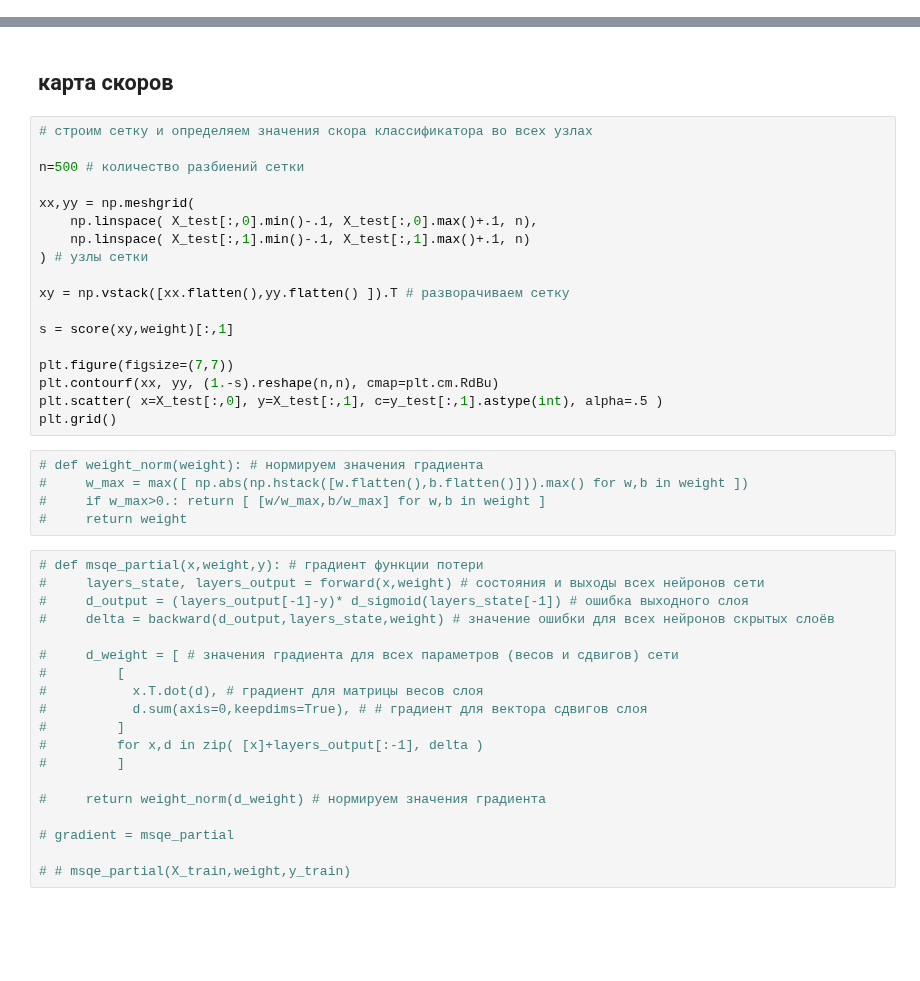
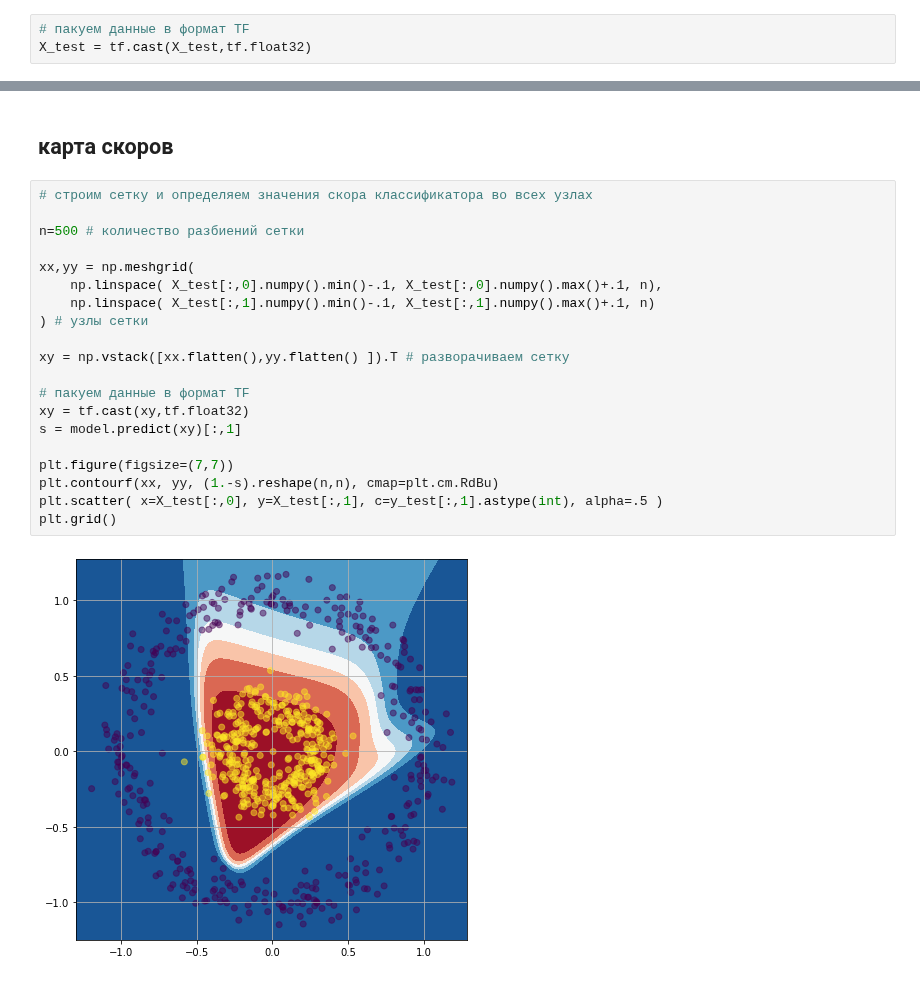
Before and after one commit to mechanoid5/ml_lectorium_legacy, a Jupyter notebook: examples/18-ann/02-mlp-tf.ipynb, the cells around one changed output, grey strips where cells are left out. Saved outputs shown, nothing was run; the diff lists cells and outputs as text; blank space fills up the shorter version.

```diff
--- a/examples/18-ann/02-mlp-tf.ipynb
+++ b/examples/18-ann/02-mlp-tf.ipynb
@@ -253,3 +174,6 @@ plt.legend()
 # %% [markdown]
 ## тестируем модель
+# %%
+# пакуем данные в формат TF
+X_test = tf.cast(X_test,tf.float32)
 # %%
@@ -291,42 +230,22 @@ print(classification_report(y,p))
 # %%
 # строим сетку и определяем значения скора классификатора во всех узлах
 
 n=500 # количество разбиений сетки
 
 xx,yy = np.meshgrid(
-    np.linspace( X_test[:,0].min()-.1, X_test[:,0].max()+.1, n),
-    np.linspace( X_test[:,1].min()-.1, X_test[:,1].max()+.1, n)
+    np.linspace( X_test[:,0].numpy().min()-.1, X_test[:,0].numpy().max()+.1, n),
+    np.linspace( X_test[:,1].numpy().min()-.1, X_test[:,1].numpy().max()+.1, n)
 ) # узлы сетки
 
 xy = np.vstack([xx.flatten(),yy.flatten() ]).T # разворачиваем сетку
 
-s = score(xy,weight)[:,1]
+# пакуем данные в формат TF
+xy = tf.cast(xy,tf.float32)
+s = model.predict(xy)[:,1]
 
 plt.figure(figsize=(7,7))
 plt.contourf(xx, yy, (1.-s).reshape(n,n), cmap=plt.cm.RdBu)
 plt.scatter( x=X_test[:,0], y=X_test[:,1], c=y_test[:,1].astype(int), alpha=.5 )
 plt.grid()
+# %% [output]
+[figure, added]
-# %%
-# def weight_norm(weight): # нормируем значения градиента
-#     w_max = max([ np.abs(np.hstack([w.flatten(),b.flatten()])).max() for w,b in weight ])
-#     if w_max>0.: return [ [w/w_max,b/w_max] for w,b in weight ]
-#     return weight
-# %%
-# def msqe_partial(x,weight,y): # градиент функции потери
-#     layers_state, layers_output = forward(x,weight) # состояния и выходы всех нейронов сети
-#     d_output = (layers_output[-1]-y)* d_sigmoid(layers_state[-1]) # ошибка выходного слоя
-#     delta = backward(d_output,layers_state,weight) # значение ошибки для всех нейронов скрытых слоёв
-
-#     d_weight = [ # значения градиента для всех параметров (весов и сдвигов) сети
-#         [
-#           x.T.dot(d), # градиент для матрицы весов слоя
-#           d.sum(axis=0,keepdims=True), # # градиент для вектора сдвигов слоя
-#         ]
-#         for x,d in zip( [x]+layers_output[:-1], delta )
-#         ]
-
-#     return weight_norm(d_weight) # нормируем значения градиента
-
-# gradient = msqe_partial
-
-# # msqe_partial(X_train,weight,y_train)
```
Also changed, not shown: parts of 30 cells of this notebook.
